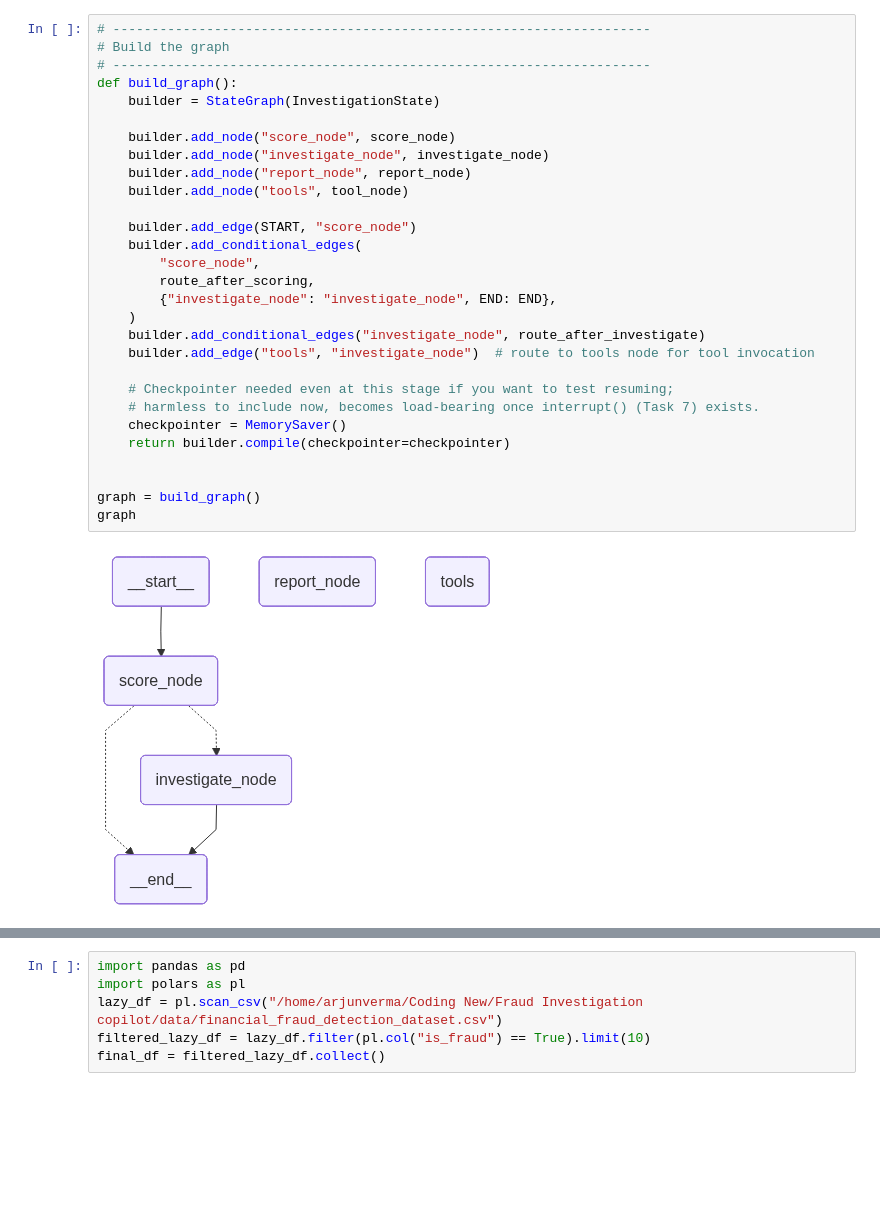
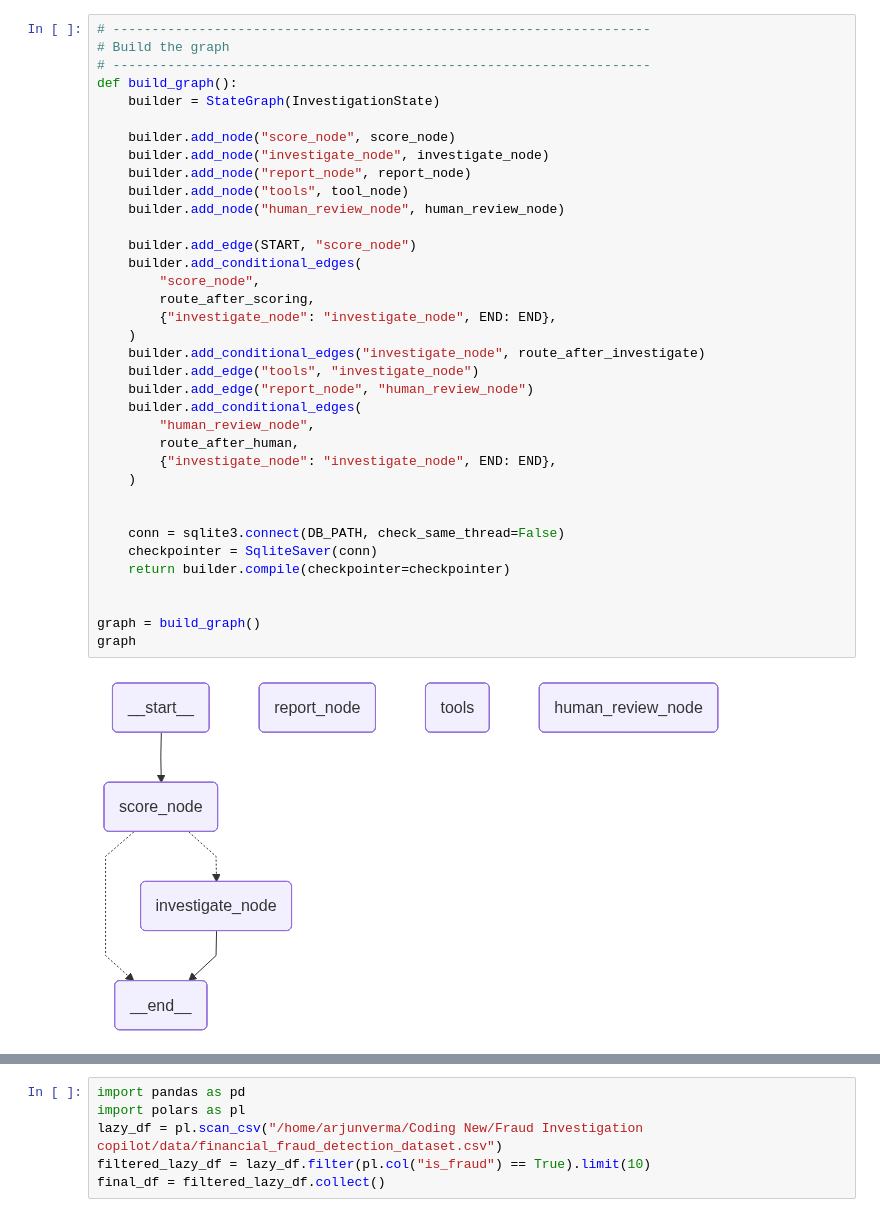
Before and after one commit to arjunverma2004/fraud-investigation-copilot, a Jupyter notebook: src/graph_nb.ipynb, the cells around one changed output, grey strips where cells are left out. Drawn from its saved outputs; the diff is of its cells as text; blank space fills up the shorter version.

```diff
--- a/src/graph_nb.ipynb
+++ b/src/graph_nb.ipynb
@@ -174,34 +262,41 @@ tool_node = ToolNode(tools)
 # %%
 # ---------------------------------------------------------------------
 # Build the graph
 # ---------------------------------------------------------------------
 def build_graph():
     builder = StateGraph(InvestigationState)
 
     builder.add_node("score_node", score_node)
     builder.add_node("investigate_node", investigate_node)
     builder.add_node("report_node", report_node)
     builder.add_node("tools", tool_node)
+    builder.add_node("human_review_node", human_review_node)
 
     builder.add_edge(START, "score_node")
     builder.add_conditional_edges(
         "score_node",
         route_after_scoring,
         {"investigate_node": "investigate_node", END: END},
     )
     builder.add_conditional_edges("investigate_node", route_after_investigate)
-    builder.add_edge("tools", "investigate_node")  # route to tools node for tool invocation
+    builder.add_edge("tools", "investigate_node")
+    builder.add_edge("report_node", "human_review_node")
+    builder.add_conditional_edges(
+        "human_review_node",
+        route_after_human,
+        {"investigate_node": "investigate_node", END: END},
+    )
 
-    # Checkpointer needed even at this stage if you want to test resuming;
-    # harmless to include now, becomes load-bearing once interrupt() (Task 7) exists.
-    checkpointer = MemorySaver()
+
+    conn = sqlite3.connect(DB_PATH, check_same_thread=False)
+    checkpointer = SqliteSaver(conn)
     return builder.compile(checkpointer=checkpointer)
 
 
 graph = build_graph()
 graph
 # %% [output]
-[figure, old version]
+[figure, new version]
 # %%
 
 
```
Also changed, not shown: parts of 8 cells of this notebook, 2 other files.
